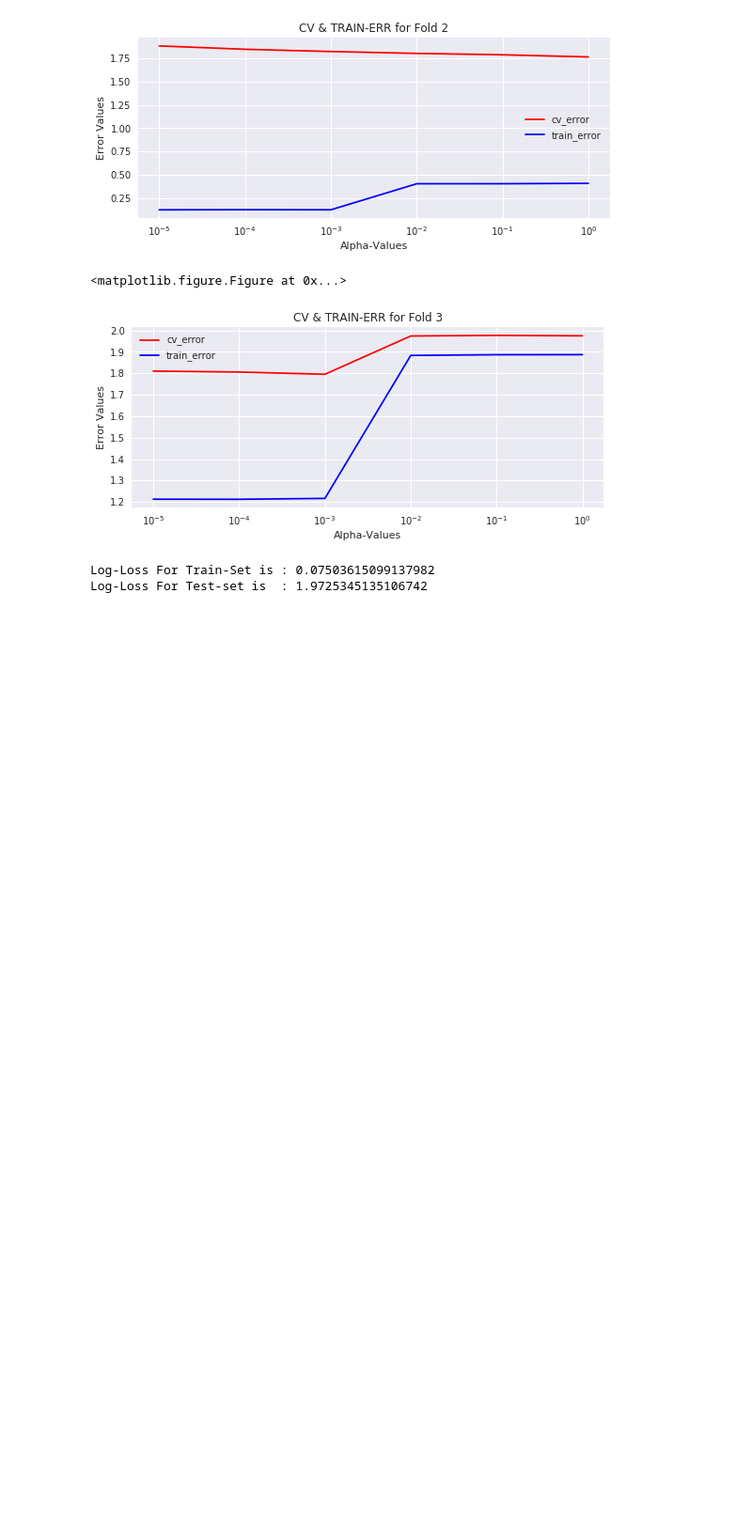
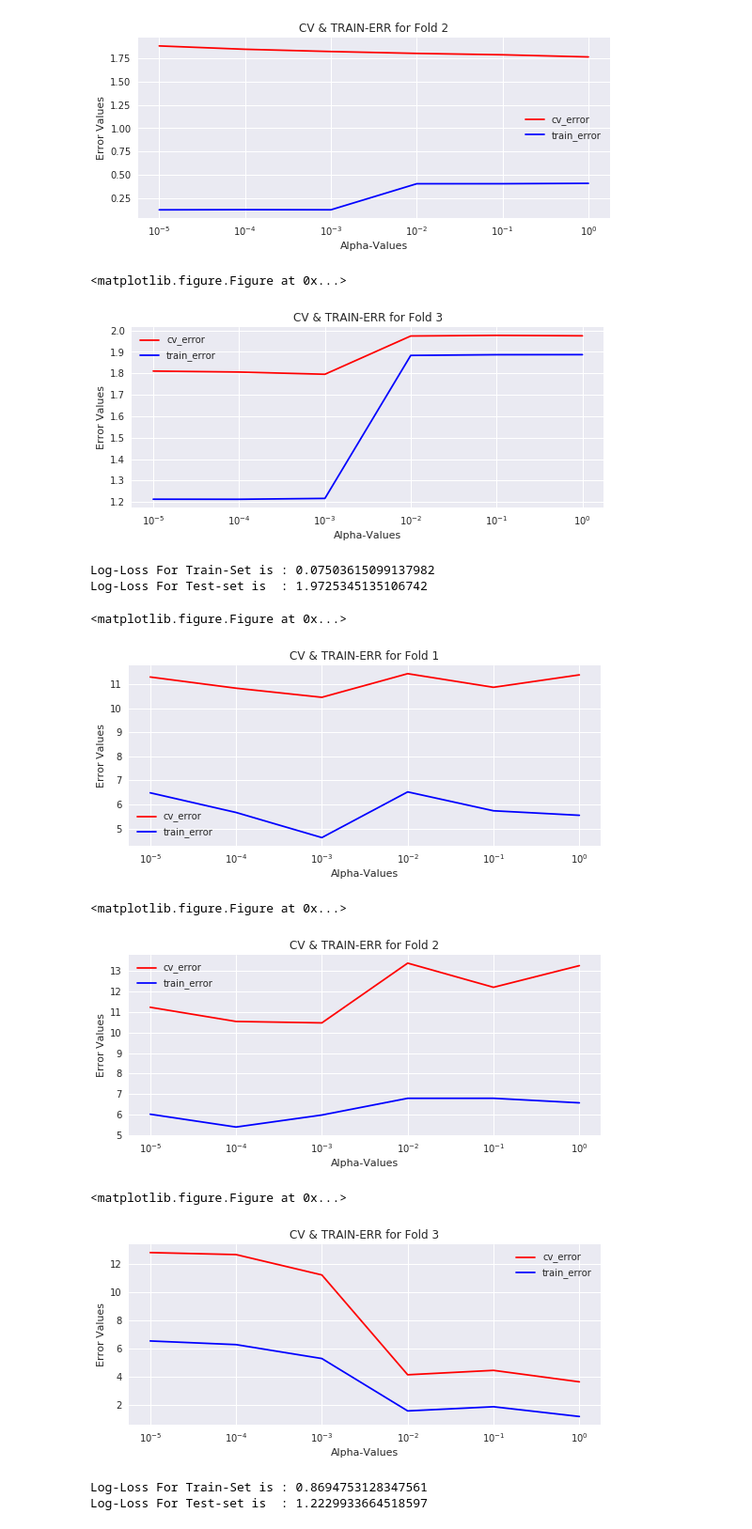
Before and after one commit to sradheya99/Cancer-Diagnosis, a Jupyter notebook: Cancer Diagnosis/CancerDiagnosis.ipynb, the cells around one changed output. Shown at 94% size. Drawn from its saved outputs; the diff is of its cells as text; code cells hidden in the pictures; blank space fills up the shorter version.

```diff
--- a/Cancer Diagnosis/CancerDiagnosis.ipynb
+++ b/Cancer Diagnosis/CancerDiagnosis.ipynb
@@ -265,0 +270,17 @@ def response_encode(trn_data, ydata, tst_data, feature, alpha):
+# %%
+import math
+
+def text_response_encode(data, ydata, total_dict, dict_list):
+
+    encoded = np.zeros((data.shape[0], 9))
+
+    for i in range(0, 9):
+        row_index = 0
+        for index, row in data.iterrows():
+            sum_prob = 0
+            for word in row['TEXT'].split():
+                sum_prob += math.log(((dict_list[i].get(word, 0)+10) / (total_dict.get(word, 0) + 90)))
+            encoded[row_index][i] = math.exp(sum_prob / len(row['TEXT'].split()))
+            row_index += 1
+
+    return encoded
@@ -265,0 +298,16 @@ def response_encode(trn_data, ydata, tst_data, feature, alpha):
+# %%
+def text_onehot_encode(train_data, test_data):
+
+    text_vect = CountVectorizer(min_df = 0, stop_words = 'english')
+    fit_vect = text_vect.fit(train_data['TEXT'])
+    train_vect = fit_vect.transform(train_data['TEXT'])
+    test_vect = fit_vect.transform(test_data['TEXT'])
+
+    #train_vect = np.nan_to_num(train_vect)
+    #test_vect = np.nan_to_num(test_vect)
+    where_are_NaNs = pd.isnull(train_vect)
+    train_vect[where_are_NaNs] = 0
+    where_are_NaNs = pd.isnull(test_vect)
+    test_vect[where_are_NaNs] = 0
+
+    return train_vect, test_vect
@@ -380,3 +447,12 @@ dist_plot(unique_genes, 'Gene')
 # %% [output]
 [figure]
 [figure]
+# %%
+def extract_dict(data):
+
+    dictionary = defaultdict(int)
+    for index, row in data.iterrows():
+        for word in row['TEXT'].split():
+            dictionary[word] += 1
+
+    return dictionary
@@ -563,3 +704,17 @@ feature_importance(complete_data, y_true, 'Variation', 'ResponseEncode', 'Testin
 # %% [output]
 Log-Loss For Train-Set is : 0.07503615099137982
 Log-Loss For Test-set is  : 1.9725345135106742
+# %%
+feature_importance(complete_data, y_true, 'TEXT', 'OneHotEncode', 'Training')
+# %% [output]
+<matplotlib.figure.Figure at 0x...>
+[figure, added]
+<matplotlib.figure.Figure at 0x...>
+[figure, added]
+<matplotlib.figure.Figure at 0x...>
+[figure, added]
+# %%
+feature_importance(complete_data, y_true, 'TEXT', 'OneHotEncode', 'Testing', 10)
+# %% [output]
+Log-Loss For Train-Set is : 0.8694753128347561
+Log-Loss For Test-set is  : 1.2229933664518597
```
Also changed, not shown: parts of 8 cells of this notebook.
